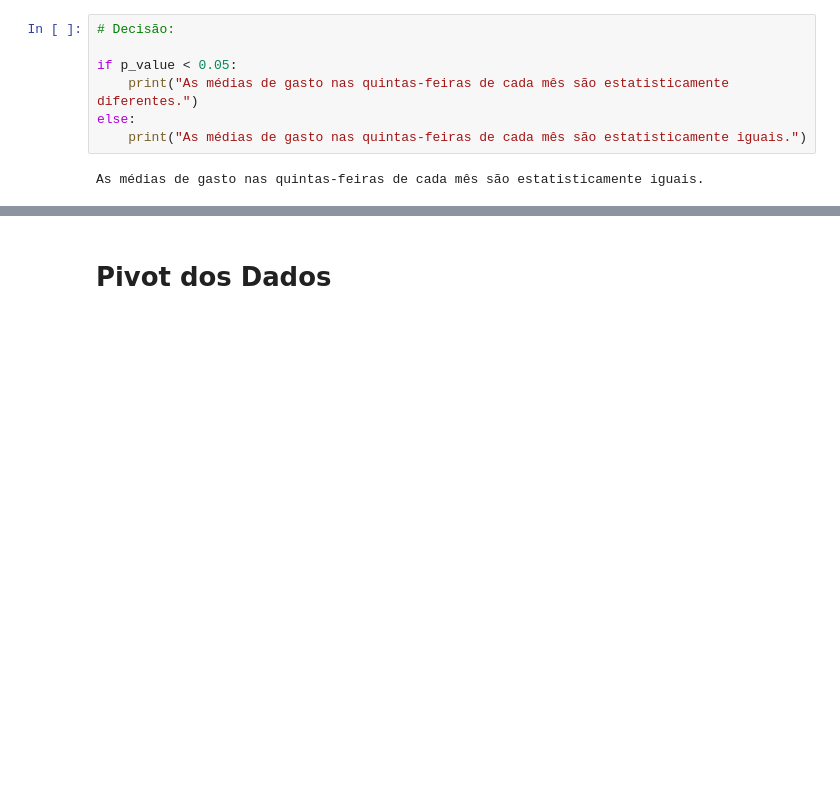
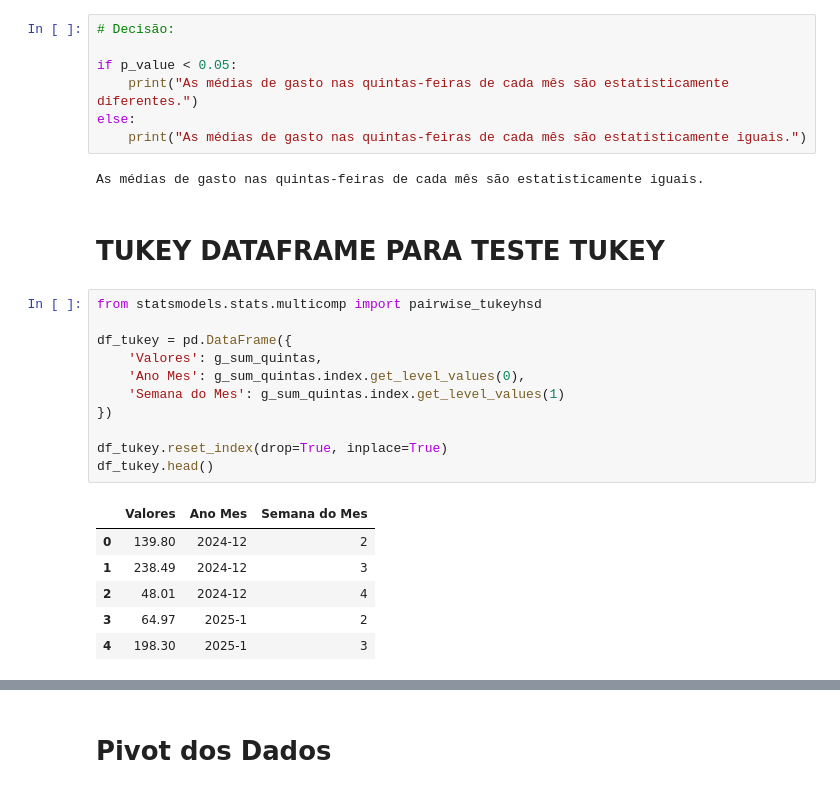
Before and after one commit to esdrasantos/statistical-concepts-and-practice, a Jupyter notebook: cstfm_mod_9_anova.ipynb, the cells around one changed output, grey strips where cells are left out. Drawn from its saved outputs; the diff is of its cells as text; blank space fills up the shorter version.

```diff
--- a/cstfm_mod_9_anova.ipynb
+++ b/cstfm_mod_9_anova.ipynb
@@ -320,3 +320,23 @@ else:
     print("As médias de gasto nas quintas-feiras de cada mês são estatisticamente iguais.")
 # %% [output]
 As médias de gasto nas quintas-feiras de cada mês são estatisticamente iguais.
+# %% [markdown]
+# TUKEY DATAFRAME PARA TESTE TUKEY
+# %%
+from statsmodels.stats.multicomp import pairwise_tukeyhsd
+
+df_tukey = pd.DataFrame({
+    'Valores': g_sum_quintas,
+    'Ano Mes': g_sum_quintas.index.get_level_values(0),
+    'Semana do Mes': g_sum_quintas.index.get_level_values(1)
+})
+
+df_tukey.reset_index(drop=True, inplace=True)
+df_tukey.head()
+# %% [output]
+|  | Valores | Ano Mes | Semana do Mes |
+| 0 | 139.80 | 2024-12 | 2 |
+| 1 | 238.49 | 2024-12 | 3 |
+| 2 | 48.01 | 2024-12 | 4 |
+| 3 | 64.97 | 2025-1 | 2 |
+| 4 | 198.30 | 2025-1 | 3 |
```
Also changed, not shown: parts of 2 cells of this notebook.
